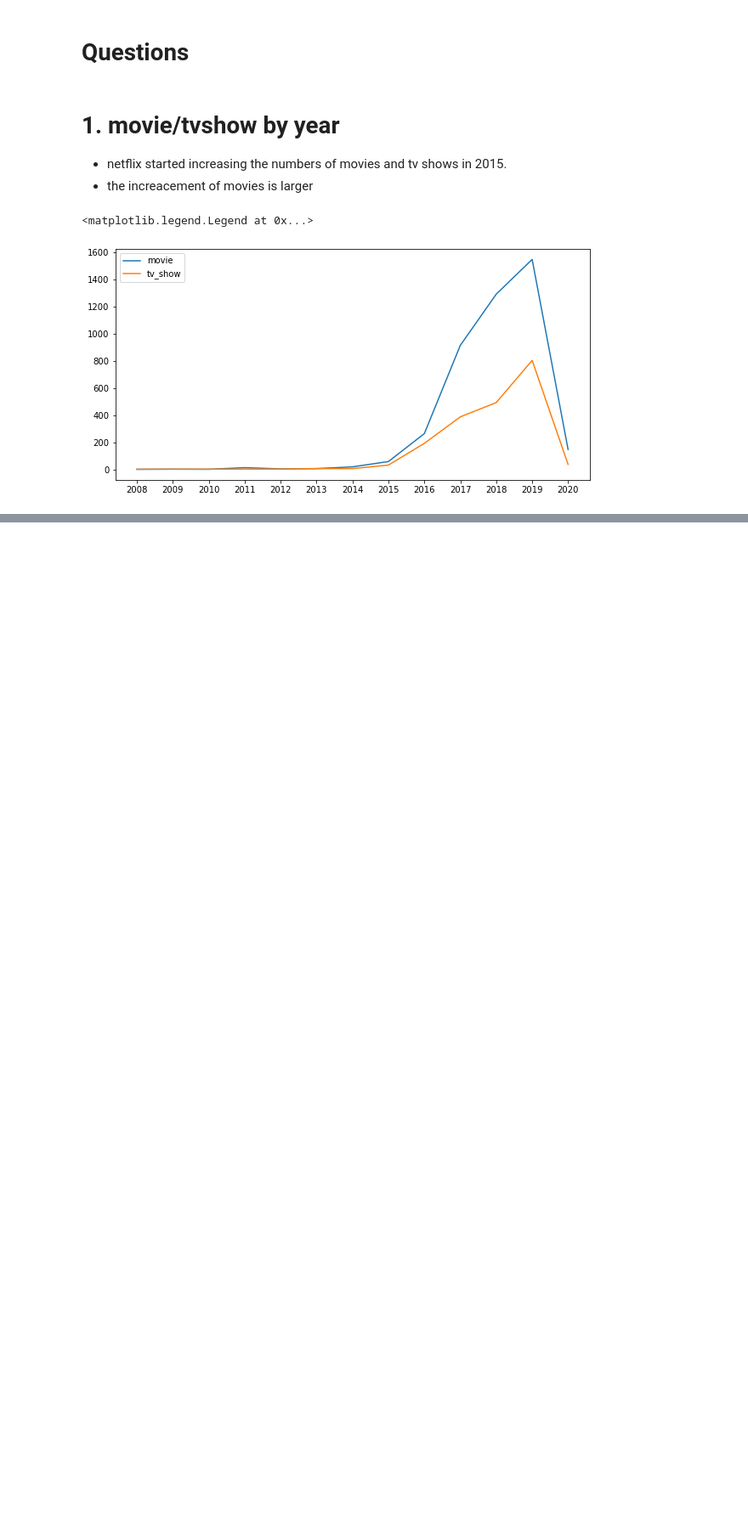
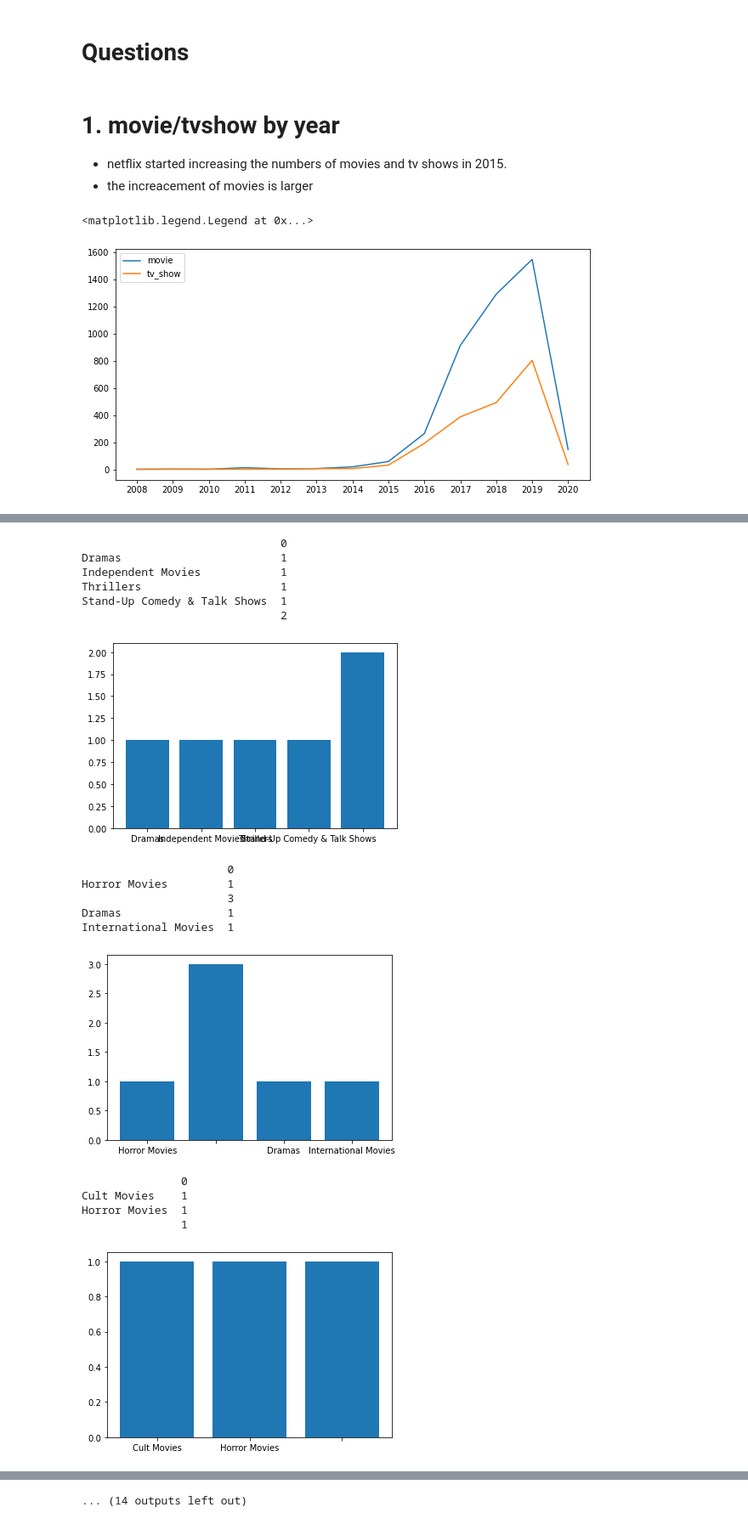
Before and after one commit to willhwh/DS_60Days, a Jupyter notebook: project1_nf.ipynb, the cells around one changed output, grey strips where cells are left out. Shown: that part at 85% size. Saved outputs shown, nothing was run; the diff lists cells and outputs as text; code cells hidden in the pictures; blank space fills up the shorter version.

```diff
--- a/project1_nf.ipynb
+++ b/project1_nf.ipynb
@@ -526,0 +616,34 @@ plt.legend()
+# %%
+for d in range(2008,2021):
+    listed_dict = {}
+    target = listed_amount[listed_amount['add_year']==str(d)]
+    for i in range(target.shape[0]):
+        for j in range(1,target.shape[1]):
+            if target.iloc[i,j] not in listed_dict:
+                listed_dict.update({target.iloc[i,j]:1})
+            else:
+                listed_dict[target.iloc[i,j]]=listed_dict[target.iloc[i,j]]+1
+    df = pd.DataFrame.from_dict(listed_dict, orient='index')
+    df.drop('',axis=0,inplace=True)
+    print(df)
+    plt.bar(df.index,df[0])
+    plt.show()
+# %% [output]
+                              0
+Dramas                        1
+Independent Movies            1
+Thrillers                     1
+Stand-Up Comedy & Talk Shows  1
+                              2
+[figure, added]
+                      0
+Horror Movies         1
+                      3
+Dramas                1
+International Movies  1
+[figure, added]
+               0
+Cult Movies    1
+Horror Movies  1
+               1
+[figure, added]
@@ -527 +690,2 @@ plt.legend()
+... (14 outputs left out)
 # %%
```
Also changed, not shown: parts of 21 cells of this notebook, 1 other file.
